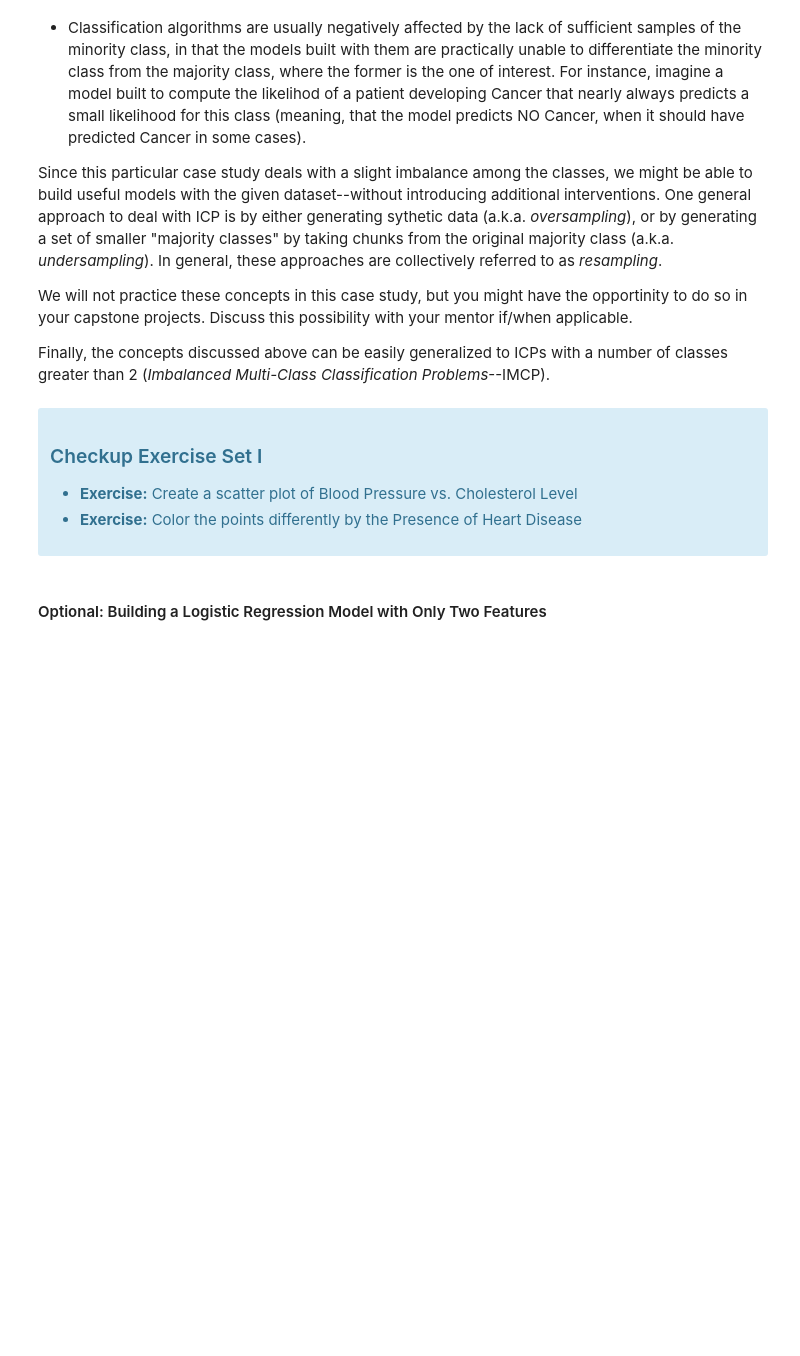
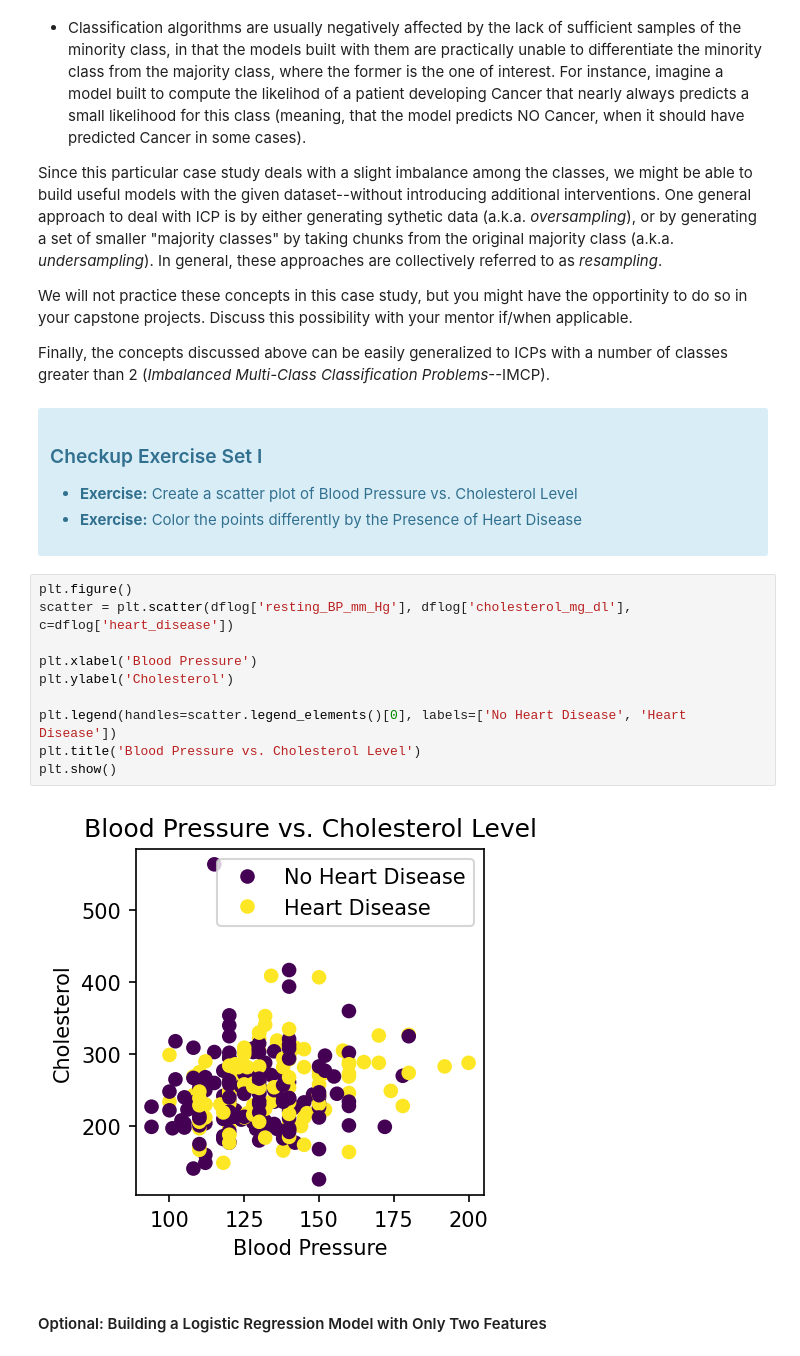
Before and after one commit to NicoleQMcMinn/Projects, a Jupyter notebook: Logistic_Regression_Advanced_Case_Study - NQ Completed.ipynb, the cells around one changed output. Cells and saved outputs as stored; diff of their text form; blank space fills up the shorter version.

```diff
--- a/Logistic_Regression_Advanced_Case_Study - NQ Completed.ipynb
+++ b/Logistic_Regression_Advanced_Case_Study - NQ Completed.ipynb
@@ -534,6 +534,18 @@ Finally, the concepts discussed above can be easily generalized to ICPs with a n
   <li> <b>Exercise:</b> Color the points differently by the Presence of Heart Disease
 </ul>
 </div>
+# %%
+plt.figure()
+scatter = plt.scatter(dflog['resting_BP_mm_Hg'], dflog['cholesterol_mg_dl'], c=dflog['heart_disease'])
+
+plt.xlabel('Blood Pressure')
+plt.ylabel('Cholesterol')
+
+plt.legend(handles=scatter.legend_elements()[0], labels=['No Heart Disease', 'Heart Disease'])
+plt.title('Blood Pressure vs. Cholesterol Level')
+plt.show()
+# %% [output]
+[figure, added]
 # %% [markdown]
 #### Optional: Building a Logistic Regression Model with Only Two Features
 # %% [markdown]
```
